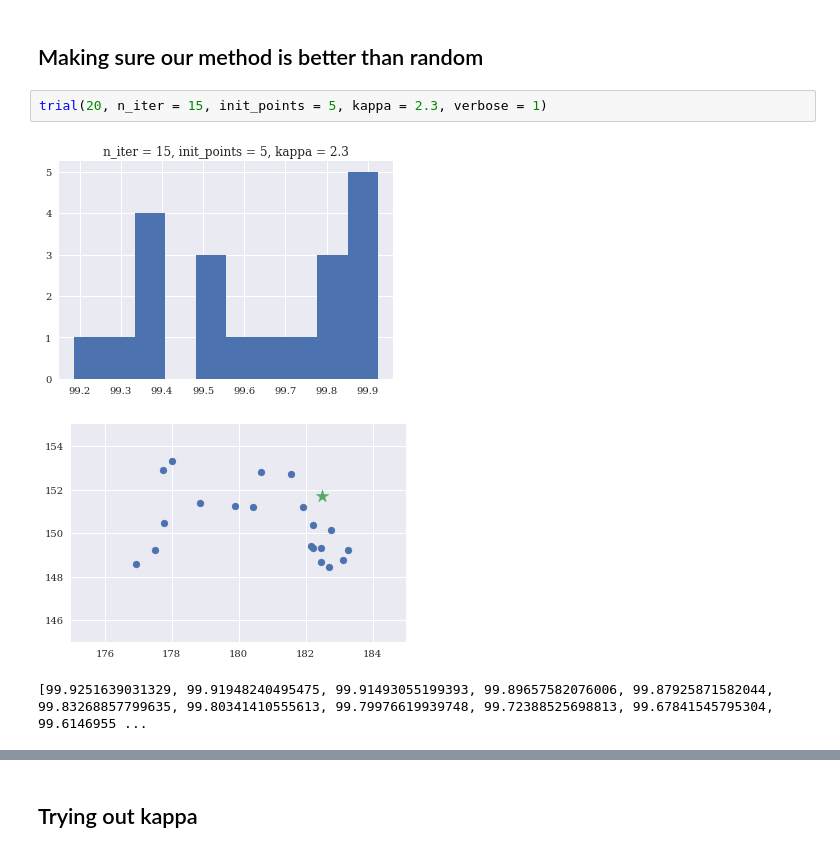
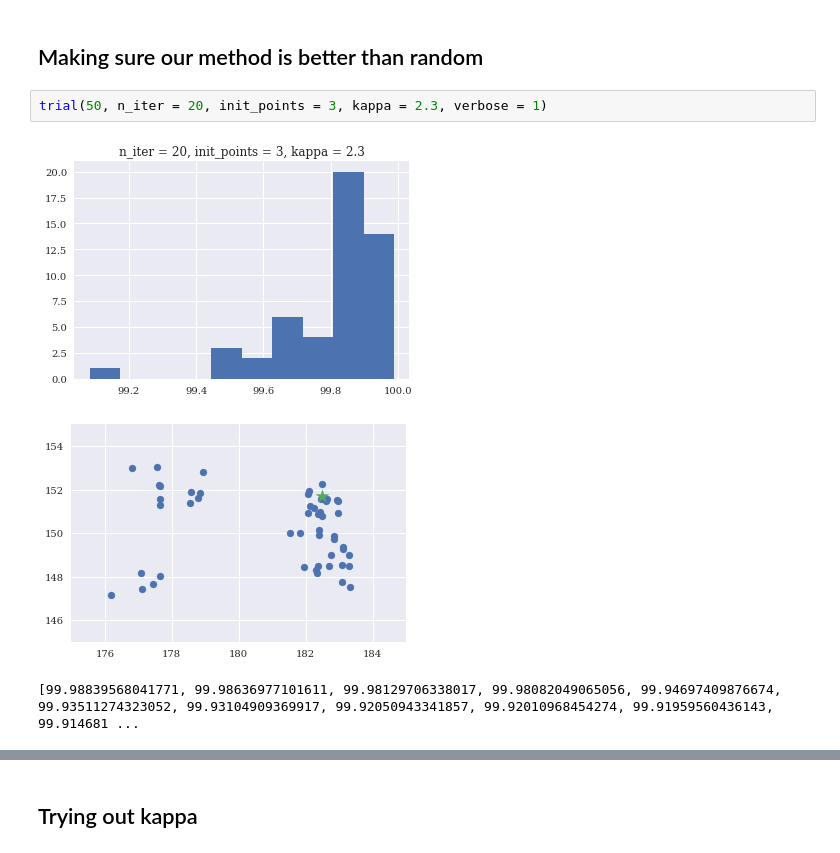
Before and after one commit to yubinhu/ParameterOptimization, a Jupyter notebook: venus-simulation.ipynb, the cells around one changed output, grey strips where cells are left out. Drawn from its saved outputs; the diff is of its cells as text.

```diff
--- a/venus-simulation.ipynb
+++ b/venus-simulation.ipynb
@@ -188,10 +188,10 @@ Best result: {'A': 182.680694875477, 'B': 150.4628001243942, 'C': 139.3701309403
 # %% [markdown]
 ## Making sure our method is better than random
 # %%
-trial(20, n_iter = 15, init_points = 5, kappa = 2.3, verbose = 1)
+trial(50, n_iter = 20, init_points = 3, kappa = 2.3, verbose = 1)
 # %% [output]
-[figure, old version]
+[figure, new version]
-[figure, old version]
+[figure, new version]
-[99.9251639031329, 99.91948240495475, 99.91493055199393, 99.89657582076006, 99.87925871582044, 99.83268857799635, 99.80341410555613, 99.79976619939748, 99.72388525698813, 99.67841545795304, 99.6146955 ...
+[99.98839568041771, 99.98636977101611, 99.98129706338017, 99.98082049065056, 99.94697409876674, 99.93511274323052, 99.93104909369917, 99.92050943341857, 99.92010968454274, 99.91959560436143, 99.914681 ...
 # %%
 # we see that more iteration is better than more initial points, meaning our sampling is more efficient than random sample
```
Also changed, not shown: parts of 9 cells of this notebook.
